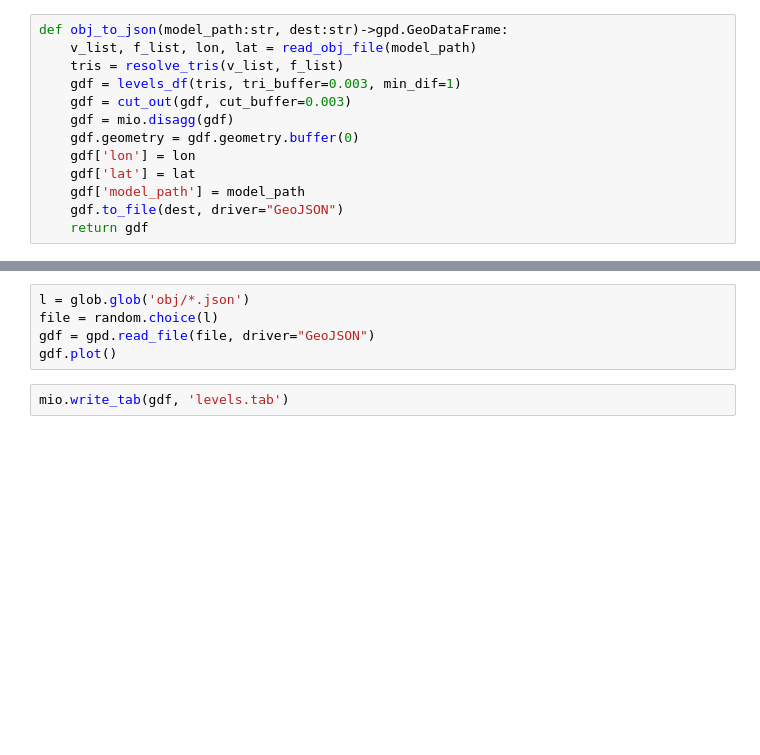
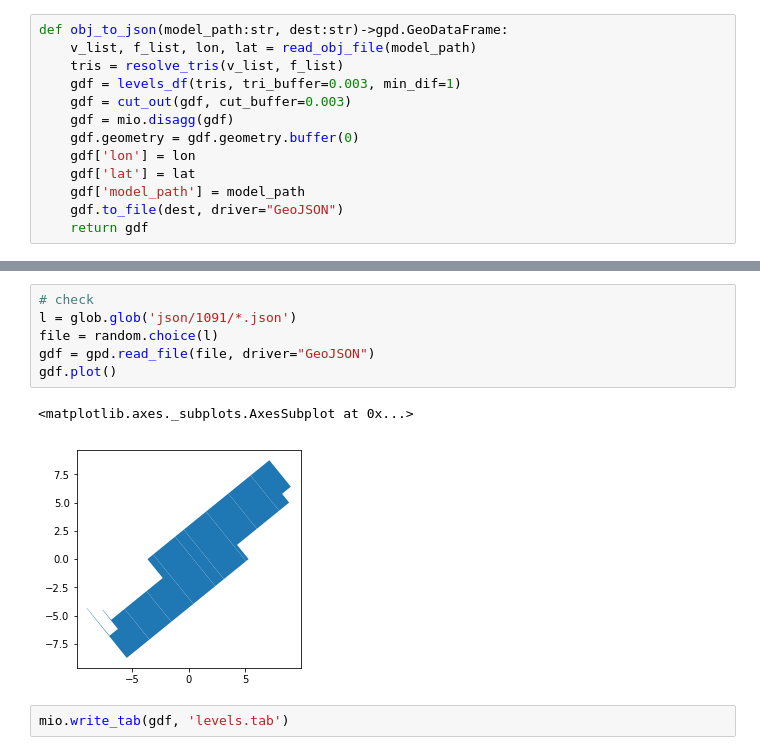
Before and after one commit to torhen/buildings_2.5d, a Jupyter notebook: 020_make_levels.ipynb, the cells around one changed output, grey strips where cells are left out. Drawn from its saved outputs; the diff is of its cells as text; blank space fills up the shorter version.

```diff
--- a/020_make_levels.ipynb
+++ b/020_make_levels.ipynb
@@ -220,8 +243,12 @@ files 95629
 # %%
-l = glob.glob('obj/*.json')
+# check
+l = glob.glob('json/1091/*.json')
 file = random.choice(l)
 gdf = gpd.read_file(file, driver="GeoJSON")
 gdf.plot()
+# %% [output]
+<matplotlib.axes._subplots.AxesSubplot at 0x...>
+[figure, added]
 # %%
 mio.write_tab(gdf, 'levels.tab')
 # %% [output]
```
Also changed, not shown: parts of 1 cell of this notebook.
